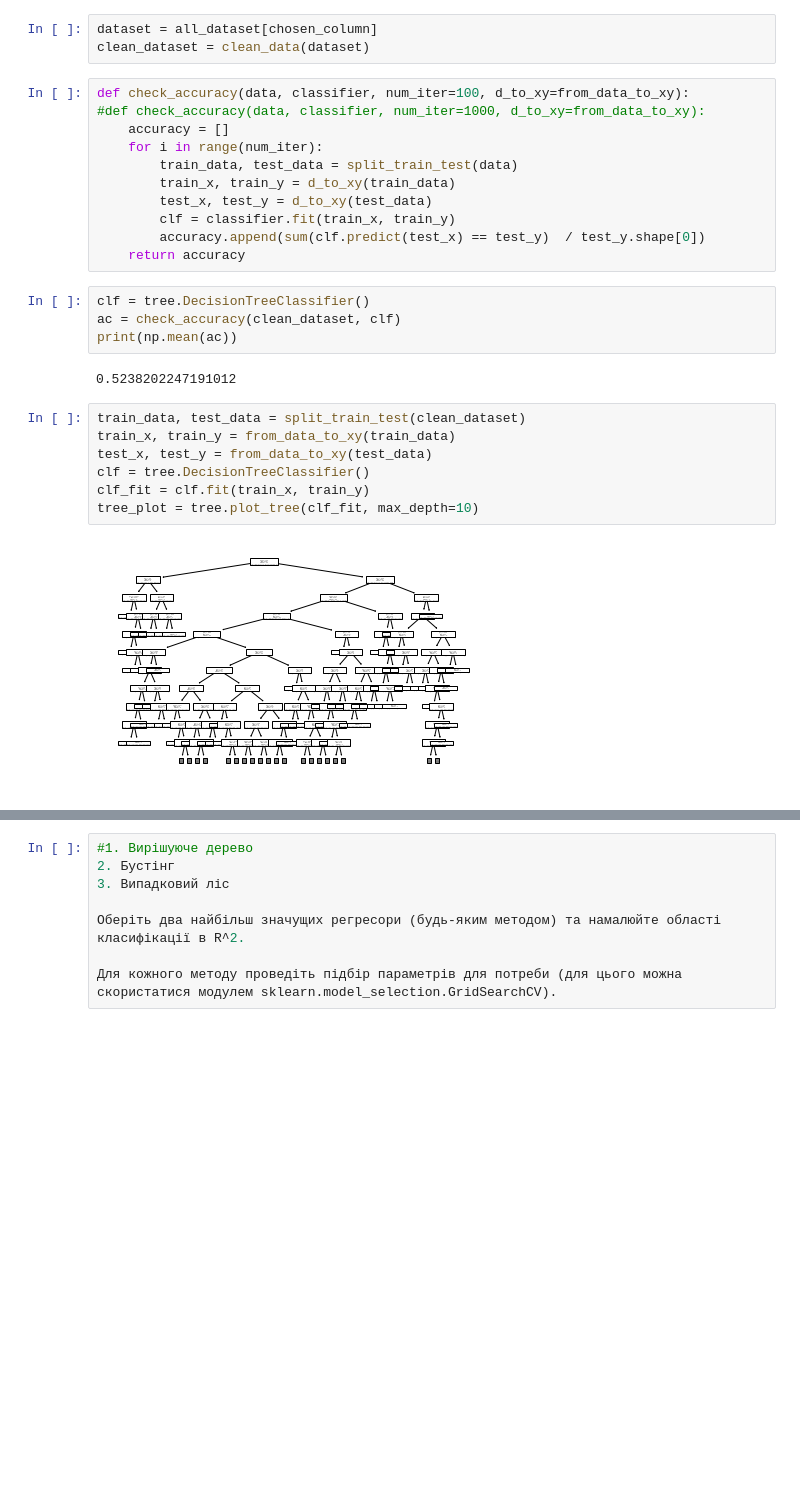
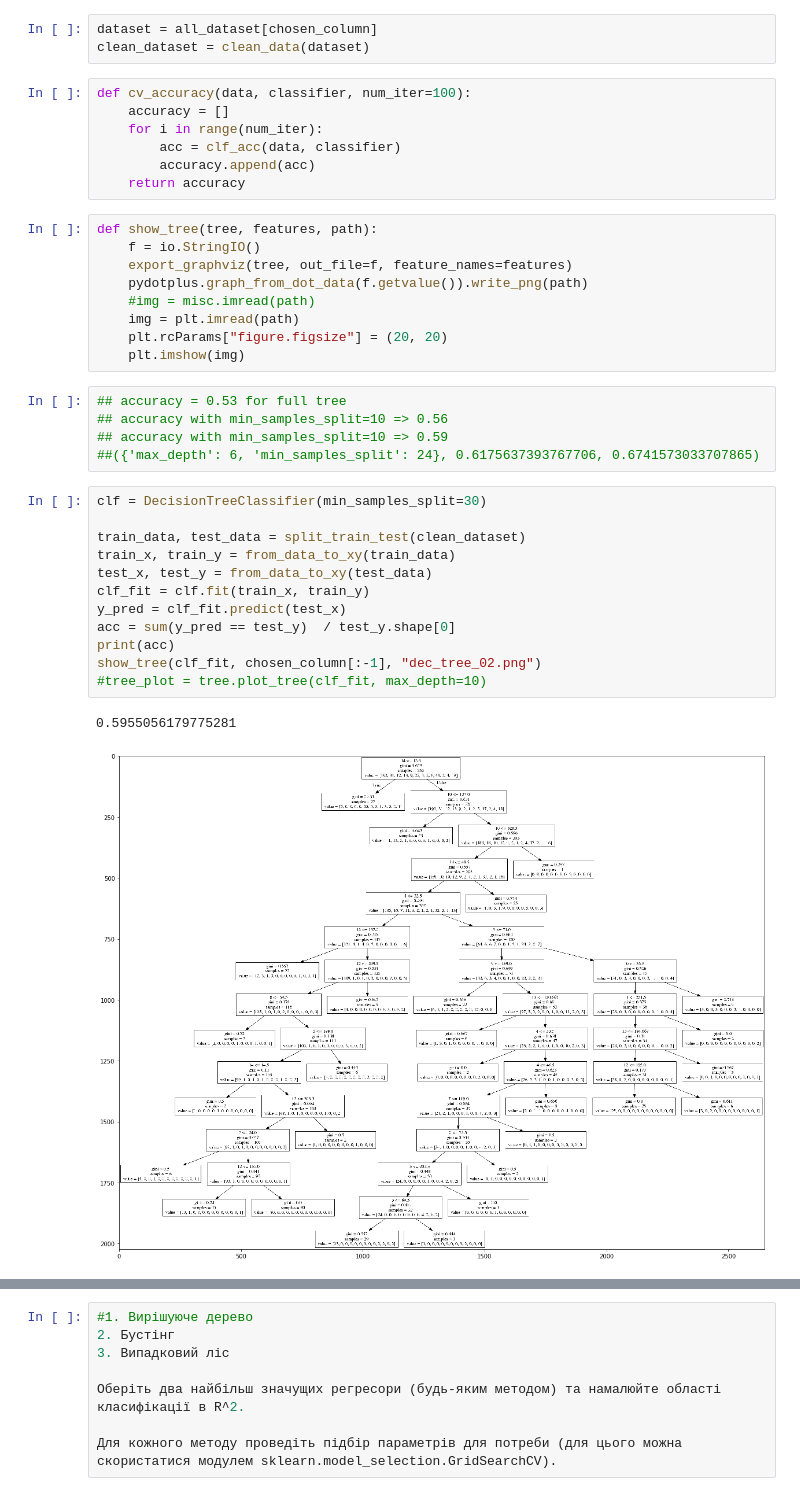
Before and after one commit to ahavrius/stat_learning, a Jupyter notebook: code.ipynb, the cells around one changed output, grey strips where cells are left out. Drawn from its saved outputs; the diff is of its cells as text; blank space fills up the shorter version.

Commit message:
finish part 1.decision tree

```diff
--- a/code.ipynb
+++ b/code.ipynb
@@ -42,28 +55,38 @@ def from_data_to_xy(data):
 dataset = all_dataset[chosen_column]
 clean_dataset = clean_data(dataset)
 # %%
-def check_accuracy(data, classifier, num_iter=100, d_to_xy=from_data_to_xy):
-#def check_accuracy(data, classifier, num_iter=1000, d_to_xy=from_data_to_xy):
+def cv_accuracy(data, classifier, num_iter=100):
     accuracy = []
     for i in range(num_iter):
-        train_data, test_data = split_train_test(data)
-        train_x, train_y = d_to_xy(train_data)
-        test_x, test_y = d_to_xy(test_data)
-        clf = classifier.fit(train_x, train_y)
-        accuracy.append(sum(clf.predict(test_x) == test_y)  / test_y.shape[0])
+        acc = clf_acc(data, classifier)
+        accuracy.append(acc)
     return accuracy
-# %%
-clf = tree.DecisionTreeClassifier()
-ac = check_accuracy(clean_dataset, clf)
-print(np.mean(ac))
-# %% [output]
-0.5238202247191012
+# %%
+def show_tree(tree, features, path):
+    f = io.StringIO()
+    export_graphviz(tree, out_file=f, feature_names=features)
+    pydotplus.graph_from_dot_data(f.getvalue()).write_png(path)
+    #img = misc.imread(path)
+    img = plt.imread(path)
+    plt.rcParams["figure.figsize"] = (20, 20)
+    plt.imshow(img)
+# %%
+## accuracy = 0.53 for full tree
+## accuracy with min_samples_split=10 => 0.56
+## accuracy with min_samples_split=10 => 0.59
+##({'max_depth': 6, 'min_samples_split': 24}, 0.6175637393767706, 0.6741573033707865)
 # %%
+clf = DecisionTreeClassifier(min_samples_split=30)
+
 train_data, test_data = split_train_test(clean_dataset)
 train_x, train_y = from_data_to_xy(train_data)
 test_x, test_y = from_data_to_xy(test_data)
-clf = tree.DecisionTreeClassifier()
 clf_fit = clf.fit(train_x, train_y)
-tree_plot = tree.plot_tree(clf_fit, max_depth=10)
+y_pred = clf_fit.predict(test_x)
+acc = sum(y_pred == test_y)  / test_y.shape[0]
+print(acc)
+show_tree(clf_fit, chosen_column[:-1], "dec_tree_02.png")
+#tree_plot = tree.plot_tree(clf_fit, max_depth=10)
 # %% [output]
+0.5955056179775281
-[figure, old version]
+[figure, new version]
```
Also changed, not shown: parts of 7 cells of this notebook, 2 other files.
